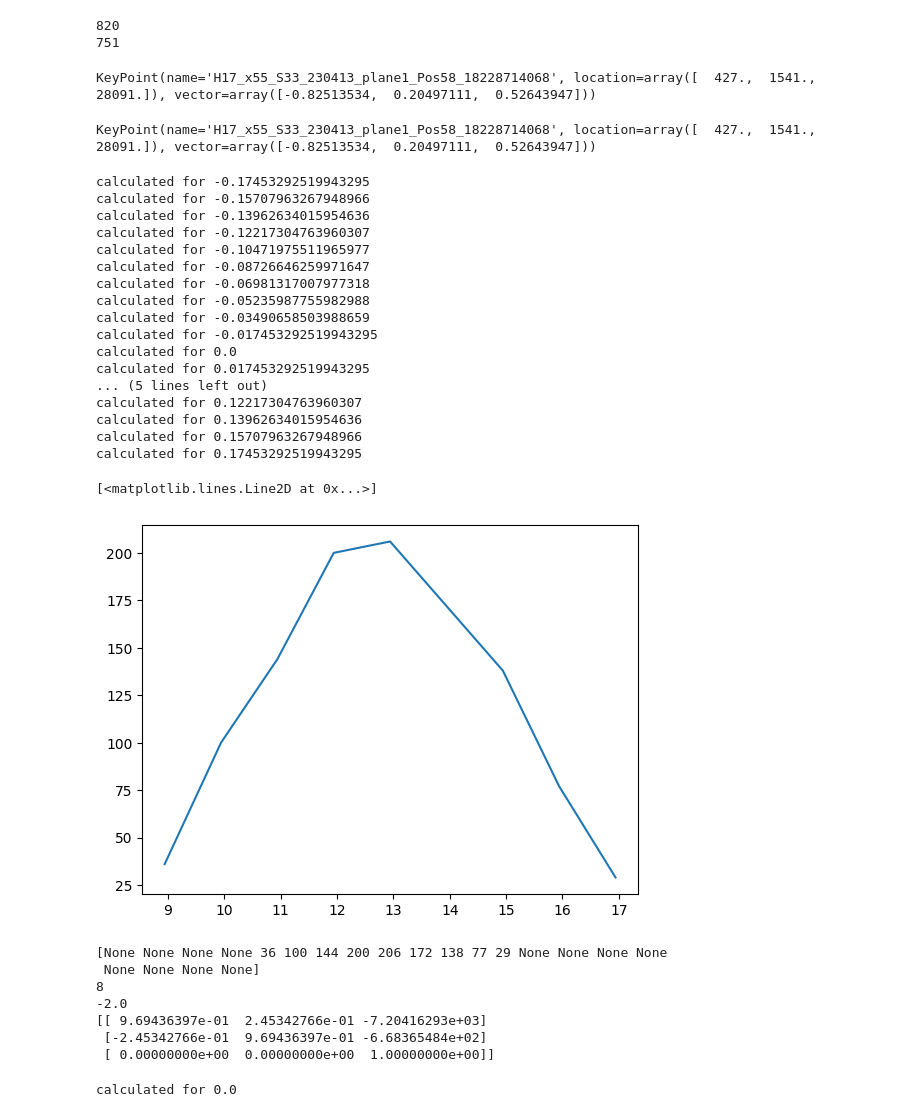
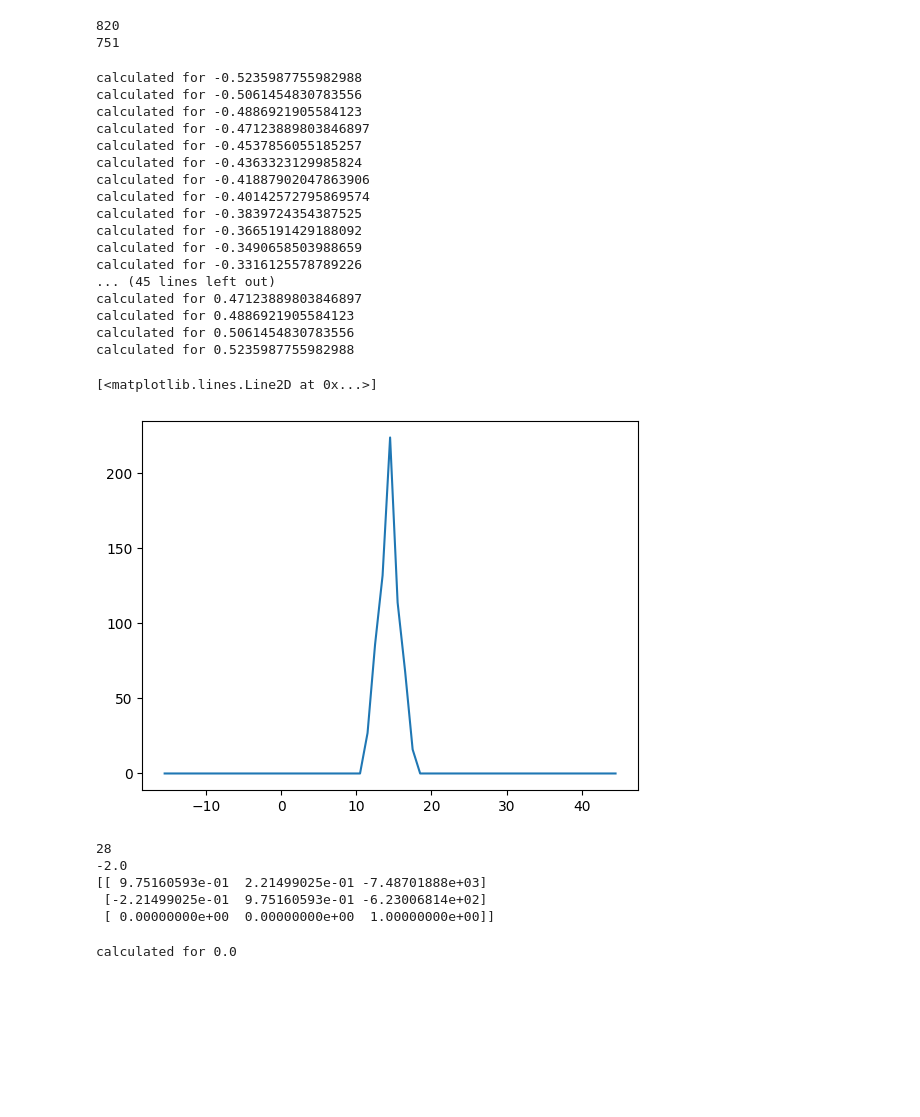
Before and after one commit to AllenInstitute/ac_reconstruction_analysis, a Jupyter notebook: examples/alignment/3_example_match_keypoints_new.ipynb, the cells around one changed output. Drawn from its saved outputs; the diff is of its cells as text; code cells hidden in the pictures; blank space fills up the shorter version.

```diff
--- a/examples/alignment/3_example_match_keypoints_new.ipynb
+++ b/examples/alignment/3_example_match_keypoints_new.ipynb
@@ -16,13 +16,13 @@ from acanalysis.acalignment.utils.kevin_utils import get_section_label, get_roi_
 # section image to be jointly aligned, the image (zarr) data cutout regions
 # underlying the segmentation, and file path information to locate
 # the zarr datasets and skeletons
-align_json = "align_S32_S33_roi4_mip1_240408.json"
+align_json = "align_S32_S33_roi2_mip1_240403.json"
 with open(align_json) as f:
     alignjs = json.load(f)
 outpath = Path(alignjs["output_path"])
 #global_reg_matrix_path = Path("J:/Users/kevin/alignment_files/M0_roi2.npy")
 #global_reg_matrix_path = Path("J:/Users/kevin/alignment_files/for_wanqing/model.npy")
-global_reg_matrix_path = Path("./roi2_mip1_240403/model.npy")
+global_reg_matrix_path = Path("./roi4_mip1_240408/model.npy")
 # %%
 # coarse initialization from global registration
 M0 = np.load(global_reg_matrix_path)
@@ -105,13 +108,5 @@ offset_M[1][1,2] = 0
 for keypts,M in zip(offset_kps,offset_M):
     apply_transform(keypts,M,[1,2])
-# %%
-filtered_kps[1][0]
-# %% [output]
-KeyPoint(name='H17_x55_S33_230413_plane1_Pos58_18228714068', location=array([  427.,  1541., 28091.]), vector=array([-0.82513534,  0.20497111,  0.52643947]))
-# %%
-offset_kps[1][0]
-# %% [output]
-KeyPoint(name='H17_x55_S33_230413_plane1_Pos58_18228714068', location=array([  427.,  1541., 28091.]), vector=array([-0.82513534,  0.20497111,  0.52643947]))
 # %%
 import concurrent
 # parameter search with loose solve to refine initial estimate
@@ -173,58 +168,55 @@ def parallel_search(keypts0,keypts1,thetas,trans0,dx,M0,concurrency=5):
 # %%
 # set up and run parameter search
 theta0 = 0*np.pi/180
-trans0 = np.array([-780,-2000])
-dt = np.arange(-10,10.5,1)*np.pi/180
+trans0 = np.array([-780,-2000])#np.array([-2750,-5000])#
+dt = np.arange(-30,30.5,1)*np.pi/180
 #dt = np.array([0])
-dx = np.arange(-500,501,50)
-#dx = np.array([0])
+#dx = np.arange(-500,501,50)
+dx = np.array([0])
 kp0 = filtered_kps[0]
 kp1 = filtered_kps[1]
 tf0 = [offset_M[0]]
 tf1 = [offset_M[1],M0]
 results = [search_grid_at_theta(kp0,kp1,theta0+t,trans0,dx,tforms0=tf0,tforms1=tf1) for t in dt]
 # %% [output]
-calculated for -0.17453292519943295
-calculated for -0.15707963267948966
-calculated for -0.13962634015954636
-calculated for -0.12217304763960307
-calculated for -0.10471975511965977
-calculated for -0.08726646259971647
-calculated for -0.06981317007977318
-calculated for -0.05235987755982988
-calculated for -0.03490658503988659
-calculated for -0.017453292519943295
-calculated for 0.0
-calculated for 0.017453292519943295
-... (5 lines left out)
-calculated for 0.12217304763960307
-calculated for 0.13962634015954636
-calculated for 0.15707963267948966
-calculated for 0.17453292519943295
+calculated for -0.5235987755982988
+calculated for -0.5061454830783556
+calculated for -0.4886921905584123
+calculated for -0.47123889803846897
+calculated for -0.4537856055185257
+calculated for -0.4363323129985824
+calculated for -0.41887902047863906
+calculated for -0.40142572795869574
+calculated for -0.3839724354387525
+calculated for -0.3665191429188092
+calculated for -0.3490658503988659
+calculated for -0.3316125578789226
+... (45 lines left out)
+calculated for 0.47123889803846897
+calculated for 0.4886921905584123
+calculated for 0.5061454830783556
+calculated for 0.5235987755982988
 # %%
 res_arr = np.array([[r[0],np.sum(r[2])] for r in results])
 models = [r[1] for r in results]
 # %%
-plt.plot((res_arr[:,0]+np.arcsin(M0[0,1]))*180/np.pi,res_arr[:,1])
+n = res_arr[:,1]
+n[n==np.array(None)] = 0
+plt.plot((res_arr[:,0]+np.arcsin(M0[0,1]))*180/np.pi,n)
 # %% [output]
 [<matplotlib.lines.Line2D at 0x...>]
-[figure, old version]
+[figure, new version]
 # %%
-n = res_arr[:,1]
-print(n)
-n[n==np.array(None)] = 0
 imax = np.argmax(n)
 print(imax)
 print(res_arr[:,0][imax]*180/np.pi)
 M1 = models[imax].M
 print(M1)
 # %% [output]
-[None None None None 36 100 144 200 206 172 138 77 29 None None None None
- None None None None]
-8
+28
 -2.0
-[[ 9.69436397e-01  2.45342766e-01 -7.20416293e+03]
- [-2.45342766e-01  9.69436397e-01 -6.68365484e+02]
+[[ 9.75160593e-01  2.21499025e-01 -7.48701888e+03]
+ [-2.21499025e-01  9.75160593e-01 -6.23006814e+02]
  [ 0.00000000e+00  0.00000000e+00  1.00000000e+00]]
 # %%
 # set up and run parameter search
```
Also changed, not shown: parts of 13 cells of this notebook, 4 other files.
